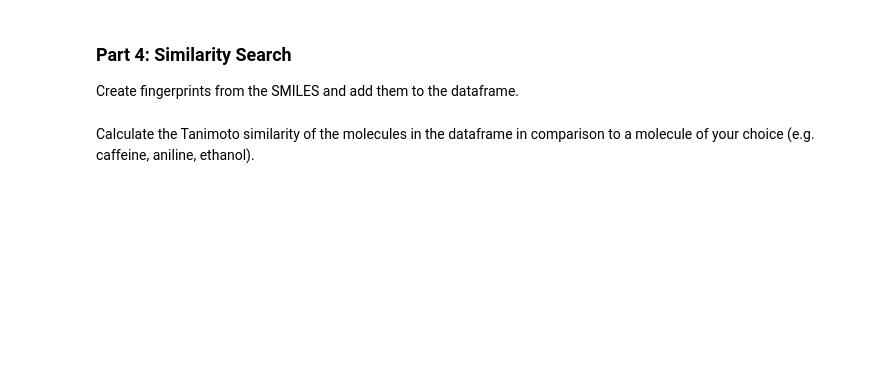
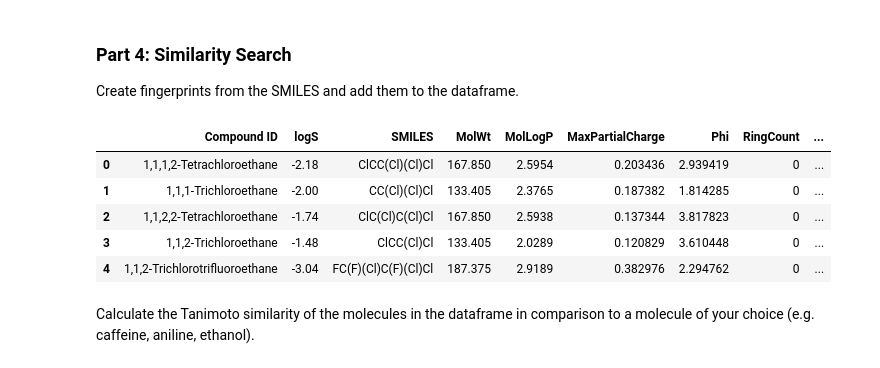
Before and after one commit to mircodill/DSA103, a Jupyter notebook: LifeScienceData/lecture13/RDKIt_Workshop.ipynb, the cells around one changed output. Saved outputs shown, nothing was run; the diff lists cells and outputs as text; code cells hidden in the pictures; blank space fills up the shorter version.

```diff
--- a/LifeScienceData/lecture13/RDKIt_Workshop.ipynb
+++ b/LifeScienceData/lecture13/RDKIt_Workshop.ipynb
@@ -153,7 +167,26 @@ Create fingerprints from the SMILES and add them to the dataframe.
 # %%
 from rdkit.Chem import rdFingerprintGenerator, DataStructs
 
 # use e.g. the morgan FPG: mfpgen = rdFingerprintGenerator.GetMorganGenerator(radius=2,fpSize=2048)
+
+# convert smiles to mol object, then use this in the fingerprint generator
+def mol2fp(smiles):
+    mol = Chem.MolFromSmiles(smiles)
+    fp = mfpgen.GetFingerprint(mol)
+    return fp
+
+# apply is a super handy function to apply a function to each element in a series, can conveniently be combined with lambda functions
+df["fingerprint"] = df["SMILES"].apply(mol2fp)
+# version with lambda:
+# df["fingerprint"] = df["SMILES"].apply(lambda s: mfpgen.GetFingerprint(Chem.MolFromSmiles(s)))
+df.head()
+# %% [output]
+|  | Compound ID | logS | SMILES | MolWt | MolLogP | MaxPartialCharge | Phi | RingCount | ... |
+| 0 | 1,1,1,2-Tetrachloroethane | -2.18 | ClCC(Cl)(Cl)Cl | 167.850 | 2.5954 | 0.203436 | 2.939419 | 0 | ... |
+| 1 | 1,1,1-Trichloroethane | -2.00 | CC(Cl)(Cl)Cl | 133.405 | 2.3765 | 0.187382 | 1.814285 | 0 | ... |
+| 2 | 1,1,2,2-Tetrachloroethane | -1.74 | ClC(Cl)C(Cl)Cl | 167.850 | 2.5938 | 0.137344 | 3.817823 | 0 | ... |
+| 3 | 1,1,2-Trichloroethane | -1.48 | ClCC(Cl)Cl | 133.405 | 2.0289 | 0.120829 | 3.610448 | 0 | ... |
+| 4 | 1,1,2-Trichlorotrifluoroethane | -3.04 | FC(F)(Cl)C(F)(Cl)Cl | 187.375 | 2.9189 | 0.382976 | 2.294762 | 0 | ... |
 # %% [markdown]
 Calculate the Tanimoto similarity of the molecules in the dataframe in comparison to a molecule of your choice (e.g. caffeine, aniline, ethanol).
 # %%
```
Also changed, not shown: parts of 15 cells of this notebook.
